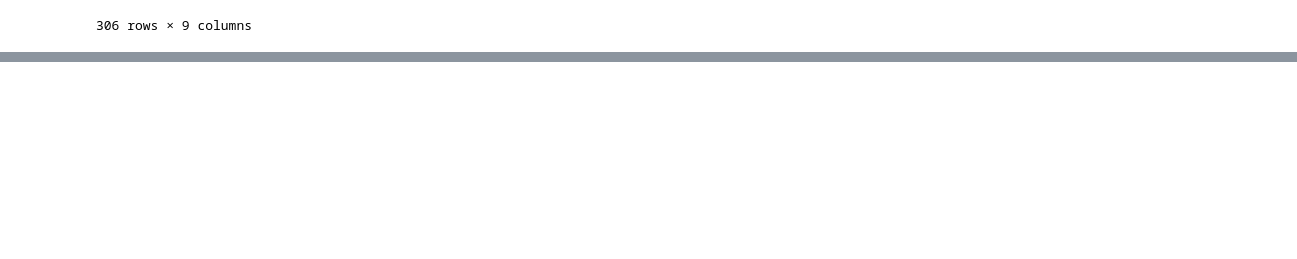
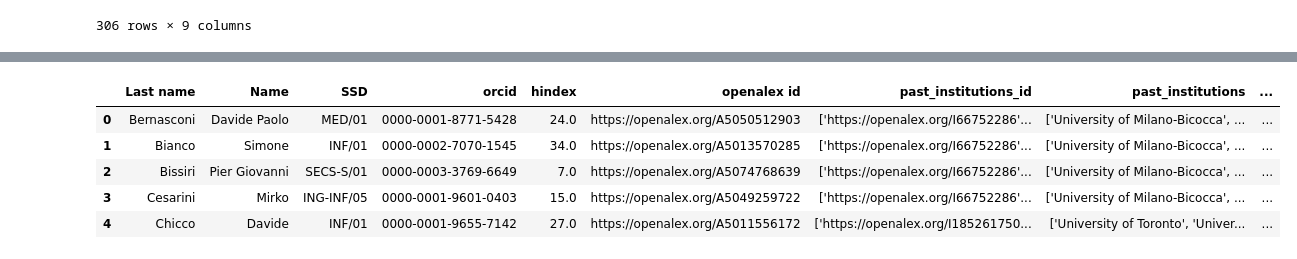
Before and after one commit to keitaVigano/KB_data_science, a Jupyter notebook: notebooks/retrieve_authors_external.ipynb, the cells around one changed output, grey strips where cells are left out. Drawn from its saved outputs; the diff is of its cells as text; code cells hidden in the pictures; blank space fills up the shorter version.

Commit message:
final authors

```diff
--- a/notebooks/retrieve_authors_external.ipynb
+++ b/notebooks/retrieve_authors_external.ipynb
@@ -202,0 +172,17 @@ df_authors_external_no_duplicate.to_csv("../data/authors/authors_external.csv",
+# %%
+df_authors_internal = pd.read_csv("../data/authors/authors_internal_prova.csv")
+df_authors_internal["DS Department"] = 1
+df_authors_internal.drop(columns=["Course", "Unnamed: 0"], inplace=True)
+df_authors_internal = df_authors_internal.rename(columns={
+    "institutions id": "past_institutions_id",
+    "institutions name": "past_institutions"
+})
+
+df_authors_internal.head()
+# %% [output]
+|  | Last name | Name | SSD | orcid | hindex | openalex id | past_institutions_id | past_institutions | ... |
+| 0 | Bernasconi | Davide Paolo | MED/01 | 0000-0001-8771-5428 | 24.0 | https://openalex.org/A5050512903 | ['https://openalex.org/I66752286'... | ['University of Milano-Bicocca', ... | ... |
+| 1 | Bianco | Simone | INF/01 | 0000-0002-7070-1545 | 34.0 | https://openalex.org/A5013570285 | ['https://openalex.org/I66752286'... | ['University of Milano-Bicocca', ... | ... |
+| 2 | Bissiri | Pier Giovanni | SECS-S/01 | 0000-0003-3769-6649 | 7.0 | https://openalex.org/A5074768639 | ['https://openalex.org/I66752286'... | ['University of Milano-Bicocca', ... | ... |
+| 3 | Cesarini | Mirko | ING-INF/05 | 0000-0001-9601-0403 | 15.0 | https://openalex.org/A5049259722 | ['https://openalex.org/I66752286'... | ['University of Milano-Bicocca', ... | ... |
+| 4 | Chicco | Davide | INF/01 | 0000-0001-9655-7142 | 27.0 | https://openalex.org/A5011556172 | ['https://openalex.org/I185261750... | ['University of Toronto', 'Univer... | ... |
```
Also changed, not shown: parts of 7 cells of this notebook, 3 other files.
